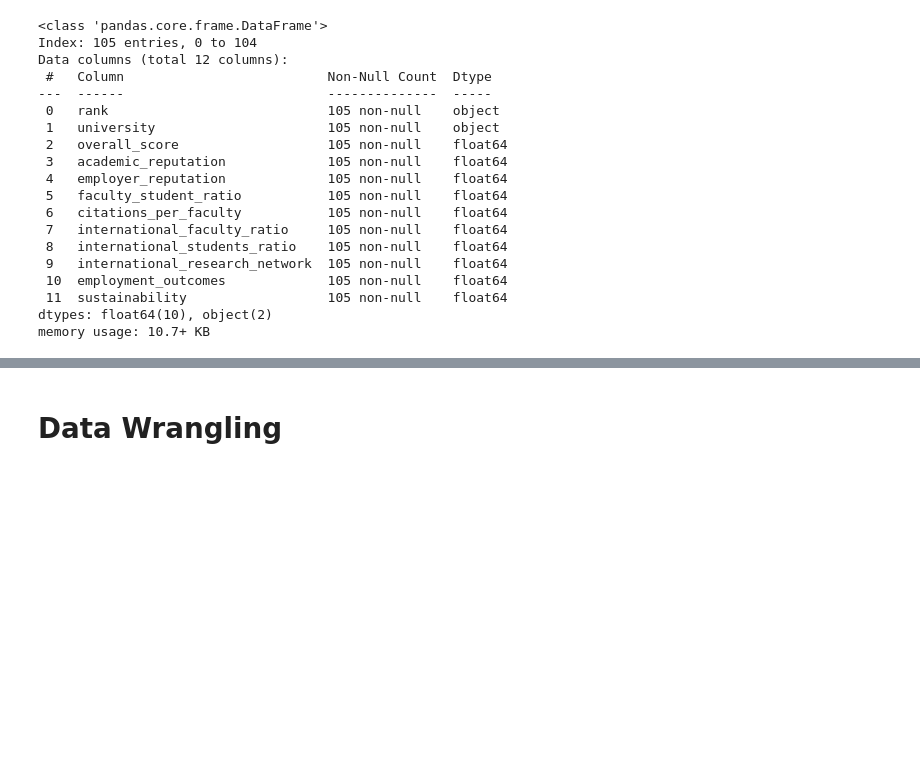
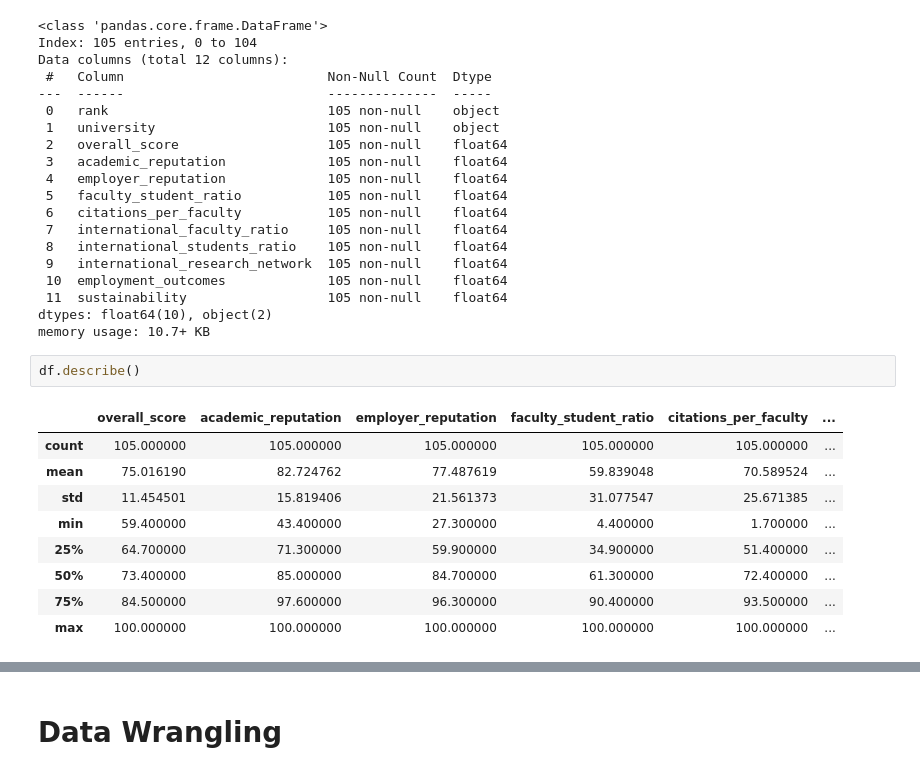
Before and after one commit to PaoloCarlevero/portfolio, a Jupyter notebook: python/top_100_universities/top_100_universities.ipynb, the cells around one changed output, grey strips where cells are left out. Saved outputs shown, nothing was run; the diff lists cells and outputs as text; blank space fills up the shorter version.

```diff
--- a/python/top_100_universities/top_100_universities.ipynb
+++ b/python/top_100_universities/top_100_universities.ipynb
@@ -49,3 +50,15 @@ Data columns (total 12 columns):
  11  sustainability                  105 non-null    float64
 dtypes: float64(10), object(2)
 memory usage: 10.7+ KB
+# %%
+df.describe()
+# %% [output]
+|  | overall_score | academic_reputation | employer_reputation | faculty_student_ratio | citations_per_faculty | ... |
+| count | 105.000000 | 105.000000 | 105.000000 | 105.000000 | 105.000000 | ... |
+| mean | 75.016190 | 82.724762 | 77.487619 | 59.839048 | 70.589524 | ... |
+| std | 11.454501 | 15.819406 | 21.561373 | 31.077547 | 25.671385 | ... |
+| min | 59.400000 | 43.400000 | 27.300000 | 4.400000 | 1.700000 | ... |
+| 25% | 64.700000 | 71.300000 | 59.900000 | 34.900000 | 51.400000 | ... |
+| 50% | 73.400000 | 85.000000 | 84.700000 | 61.300000 | 72.400000 | ... |
+| 75% | 84.500000 | 97.600000 | 96.300000 | 90.400000 | 93.500000 | ... |
+| max | 100.000000 | 100.000000 | 100.000000 | 100.000000 | 100.000000 | ... |
```
Also changed, not shown: parts of 9 cells of this notebook, 3 other files.
